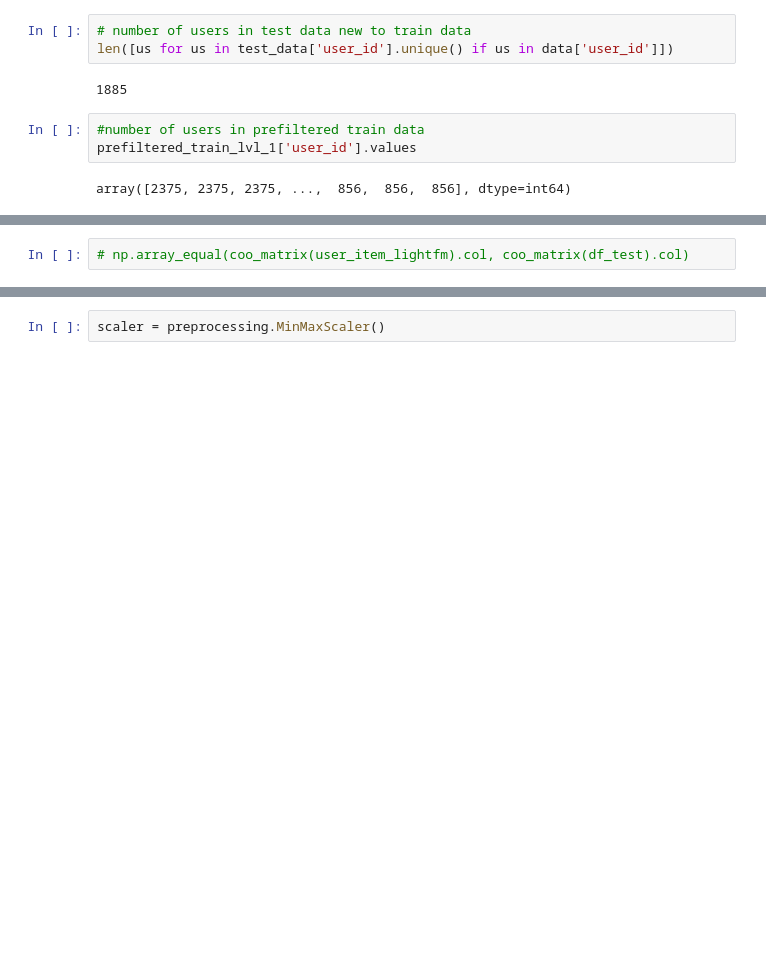
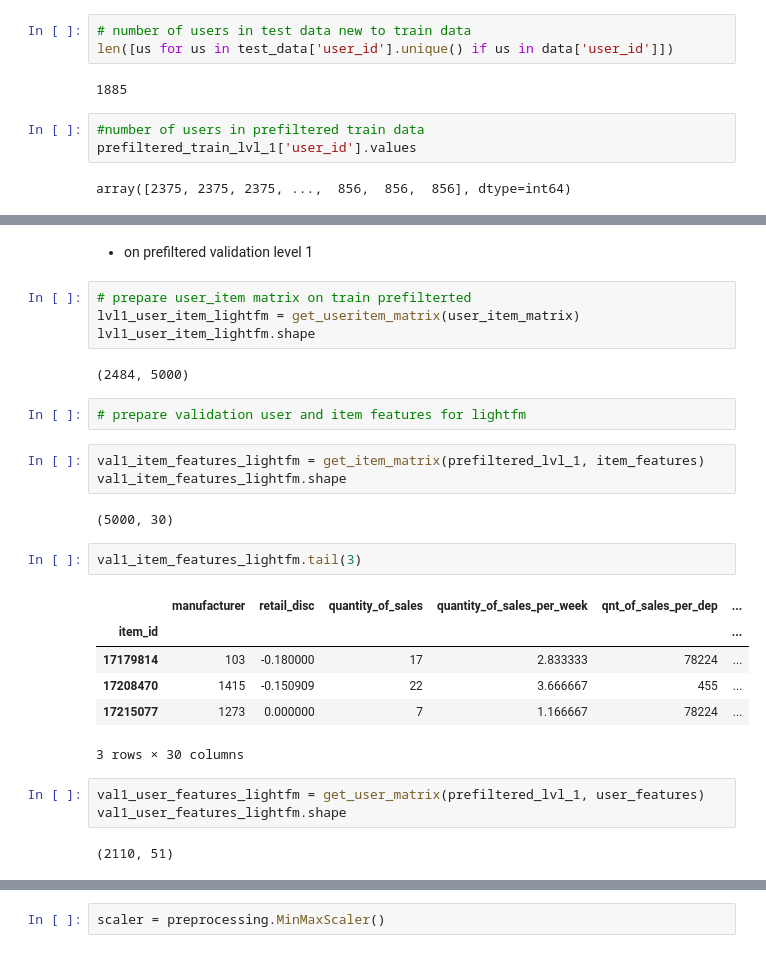
Before and after one commit to aldalinde/ReSys, a Jupyter notebook: final_project/rs_project.ipynb, the cells around one changed output, grey strips where cells are left out. Cells and saved outputs as stored; diff of their text form; blank space fills up the shorter version.

```diff
--- a/final_project/rs_project.ipynb
+++ b/final_project/rs_project.ipynb
@@ -406,2 +343,29 @@ item_features_lightfm.head(2)
-# %%
-# np.array_equal(coo_matrix(user_item_lightfm).col, coo_matrix(df_test).col)
+# %% [markdown]
+* on prefiltered validation level 1
+# %%
+# prepare user_item matrix on train prefilterted
+lvl1_user_item_lightfm = get_useritem_matrix(user_item_matrix)
+lvl1_user_item_lightfm.shape
+# %% [output]
+(2484, 5000)
+# %%
+# prepare validation user and item features for lightfm
+# %%
+val1_item_features_lightfm = get_item_matrix(prefiltered_lvl_1, item_features)
+val1_item_features_lightfm.shape
+# %% [output]
+(5000, 30)
+# %%
+val1_item_features_lightfm.tail(3)
+# %% [output]
+|  | manufacturer | retail_disc | quantity_of_sales | quantity_of_sales_per_week | qnt_of_sales_per_dep | ... |
+| item_id |  |  |  |  |  | ... |
+| 17179814 | 103 | -0.180000 | 17 | 2.833333 | 78224 | ... |
+| 17208470 | 1415 | -0.150909 | 22 | 3.666667 | 455 | ... |
+| 17215077 | 1273 | 0.000000 | 7 | 1.166667 | 78224 | ... |
+3 rows × 30 columns
+# %%
+val1_user_features_lightfm = get_user_matrix(prefiltered_lvl_1, user_features)
+val1_user_features_lightfm.shape
+# %% [output]
+(2110, 51)
```
Also changed, not shown: parts of 137 cells of this notebook, 3 other files.
